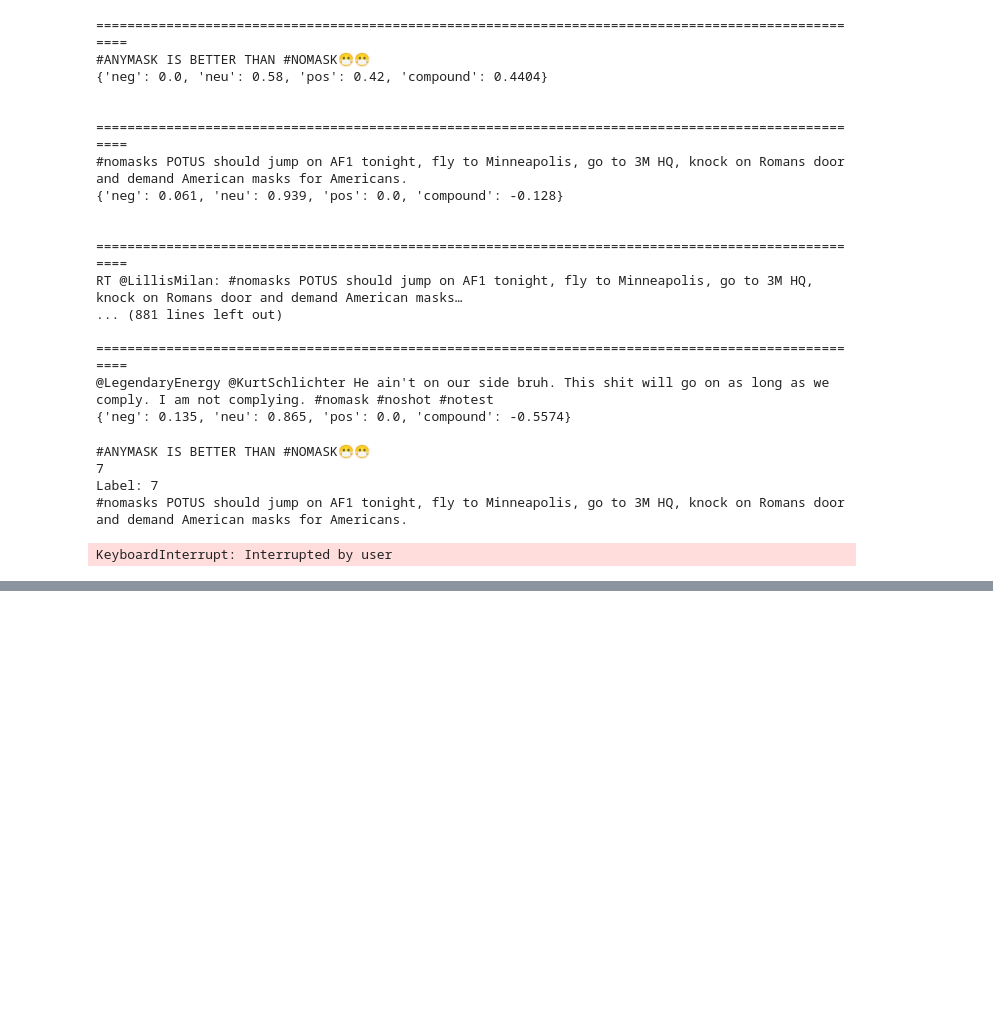
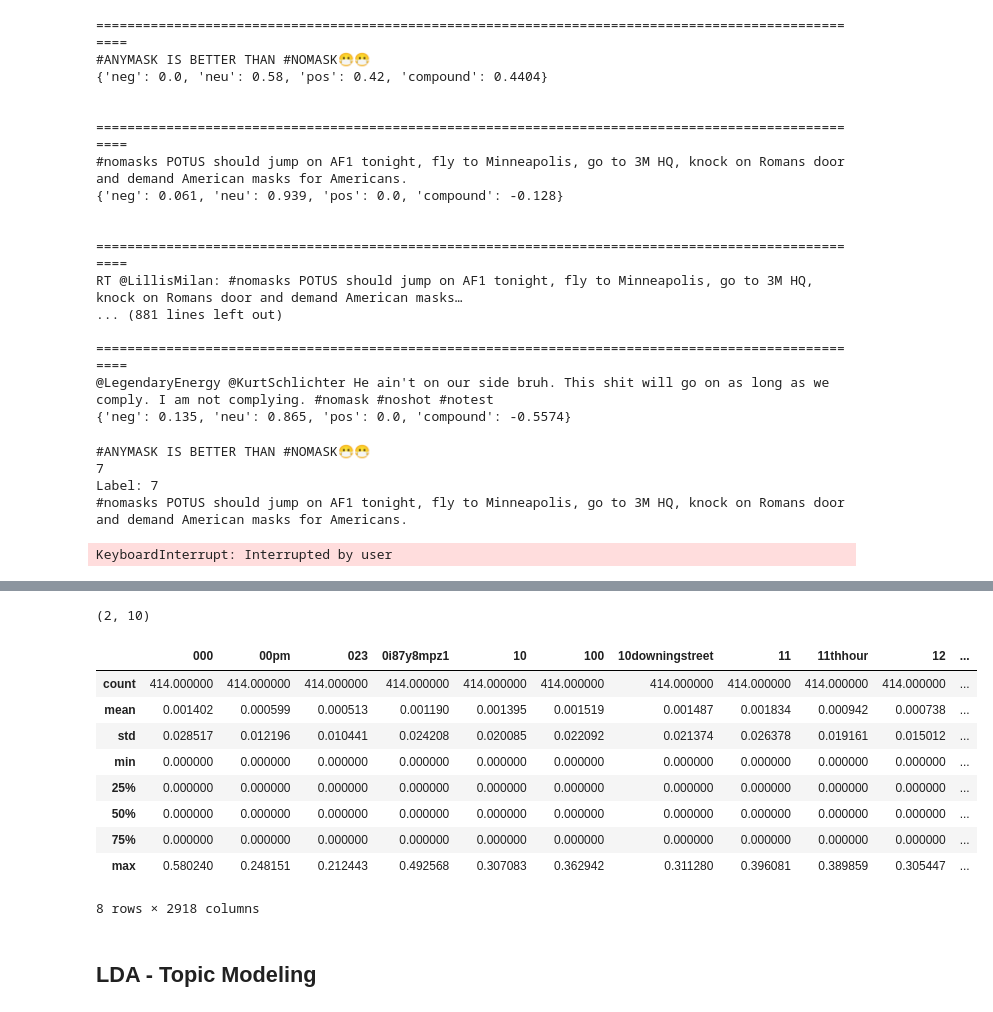
Before and after one commit to mtaufeeq/socialMM_P7, a Jupyter notebook: scripts/eda.ipynb, the cells around one changed output, grey strips where cells are left out. Cells and saved outputs as stored; diff of their text form; code cells hidden in the pictures; blank space fills up the shorter version.

```diff
--- a/scripts/eda.ipynb
+++ b/scripts/eda.ipynb
@@ -221,0 +293,11 @@ KeyboardInterrupt: Interrupted by user
+# %%
+documentA = 'the man went out for a walk'
+documentB = 'the children sat around the fire'
+
+
+vectorizer = TfidfVectorizer()
+vectors = vectorizer.fit_transform([documentA, documentB])
+feature_names = vectorizer.get_feature_names()
+dense = vectors.todense()
+denselist = dense.tolist()
+df = pd.DataFrame(denselist, columns=feature_names)
@@ -221,0 +315,35 @@ KeyboardInterrupt: Interrupted by user
+# %%
+def get_TF_IDF_mat(list_of_tweets, list_of_IDs):
+    vectorizer = TfidfVectorizer()
+    vectors = vectorizer.fit_transform(list_of_tweets) # TODO - need to make it generalizable in future
+    feature_names = vectorizer.get_feature_names()
+    dense = vectors.todense()
+    denselist = dense.tolist()
+
+    TF_IDF_df = pd.DataFrame(denselist, columns=feature_names)
+    TF_IDF_df["ID"] = list_of_IDs # n
+    return TF_IDF_df
+# %%
+df.shape
+# %% [output]
+(2, 10)
+# %%
+df = pd.read_csv("../data/stack_files/samp_raw_df_april.csv")
+# %%
+df_TF_IDF = get_TF_IDF_mat(df["Tweet Text"], df["ID"])
+# %%
+df_TF_IDF.head()
+df_TF_IDF.describe()
+# %% [output]
+|  | 000 | 00pm | 023 | 0i87y8mpz1 | 10 | 100 | 10downingstreet | 11 | 11thhour | 12 | ... |
+| count | 414.000000 | 414.000000 | 414.000000 | 414.000000 | 414.000000 | 414.000000 | 414.000000 | 414.000000 | 414.000000 | 414.000000 | ... |
+| mean | 0.001402 | 0.000599 | 0.000513 | 0.001190 | 0.001395 | 0.001519 | 0.001487 | 0.001834 | 0.000942 | 0.000738 | ... |
+| std | 0.028517 | 0.012196 | 0.010441 | 0.024208 | 0.020085 | 0.022092 | 0.021374 | 0.026378 | 0.019161 | 0.015012 | ... |
+| min | 0.000000 | 0.000000 | 0.000000 | 0.000000 | 0.000000 | 0.000000 | 0.000000 | 0.000000 | 0.000000 | 0.000000 | ... |
+| 25% | 0.000000 | 0.000000 | 0.000000 | 0.000000 | 0.000000 | 0.000000 | 0.000000 | 0.000000 | 0.000000 | 0.000000 | ... |
+| 50% | 0.000000 | 0.000000 | 0.000000 | 0.000000 | 0.000000 | 0.000000 | 0.000000 | 0.000000 | 0.000000 | 0.000000 | ... |
+| 75% | 0.000000 | 0.000000 | 0.000000 | 0.000000 | 0.000000 | 0.000000 | 0.000000 | 0.000000 | 0.000000 | 0.000000 | ... |
+| max | 0.580240 | 0.248151 | 0.212443 | 0.492568 | 0.307083 | 0.362942 | 0.311280 | 0.396081 | 0.389859 | 0.305447 | ... |
+8 rows × 2918 columns
+# %% [markdown]
+## LDA - Topic Modeling
```
Also changed, not shown: parts of 26 cells of this notebook, 8 other files.
